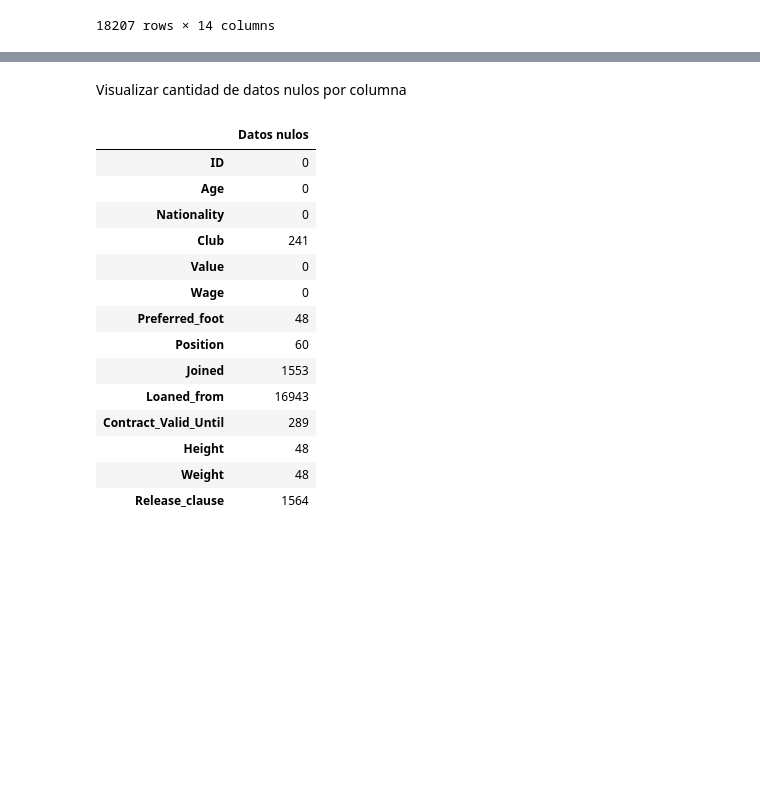
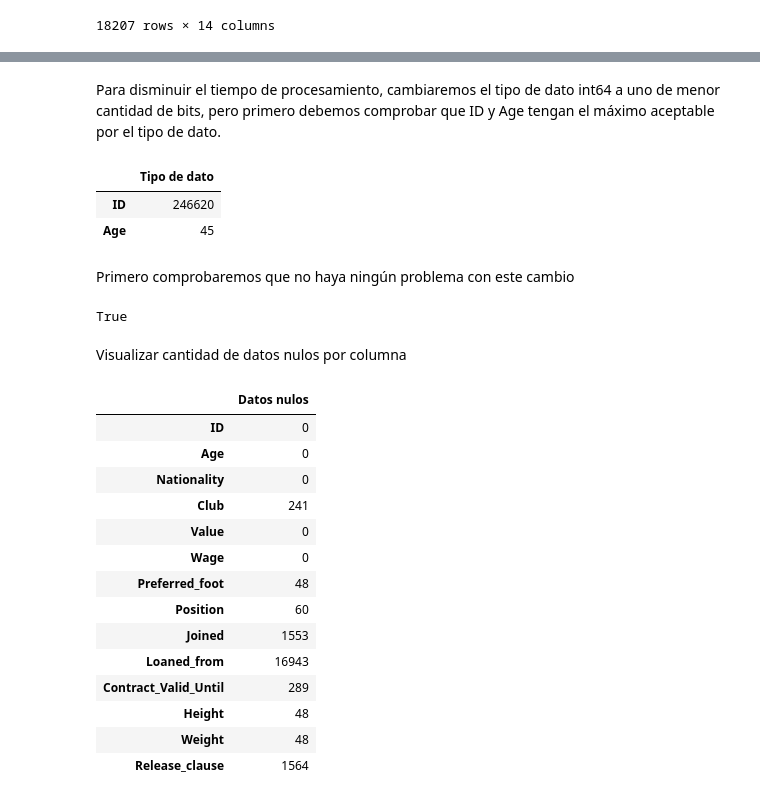
Before and after one commit to GAPPLabs/DataScienceProject, a Jupyter notebook: Proyecto.ipynb, the cells around one changed output, grey strips where cells are left out. Drawn from its saved outputs; the diff is of its cells as text; code cells hidden in the pictures; blank space fills up the shorter version.

```diff
--- a/Proyecto.ipynb
+++ b/Proyecto.ipynb
@@ -33,0 +55,14 @@ dataframe
+# %% [markdown]
+Para disminuir el tiempo de procesamiento, cambiaremos el tipo de dato int64 a uno de menor cantidad de bits, pero primero debemos comprobar que ID y Age tengan el máximo aceptable por el tipo de dato.
+# %%
+pd.DataFrame(dataframe.max(numeric_only=True), columns=['Tipo de dato'])
+# %% [output]
+|  | Tipo de dato |
+| ID | 246620 |
+| Age | 45 |
+# %% [markdown]
+Primero comprobaremos que no haya ningún problema con este cambio
+# %%
+(dataframe.ID.max() < np.iinfo(np.int32).max) & (dataframe.Age.max() < np.iinfo(np.int16).max)
+# %% [output]
+True
```
Also changed, not shown: parts of 7 cells of this notebook.
